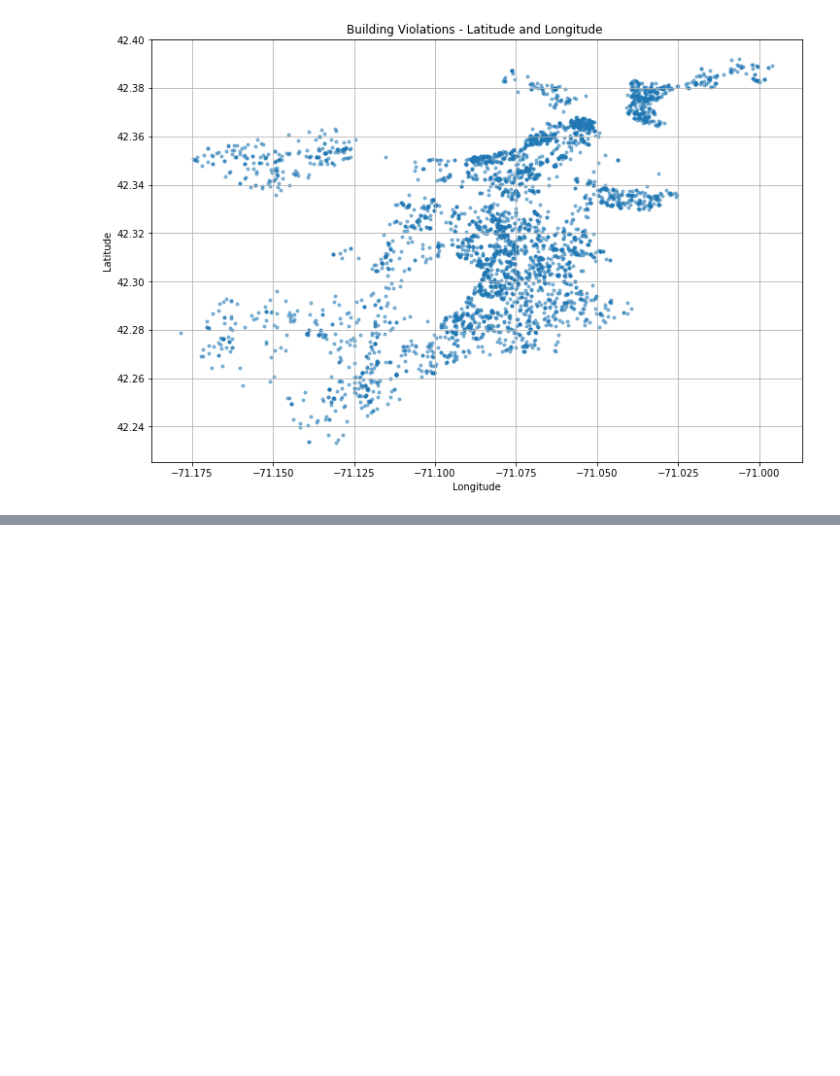
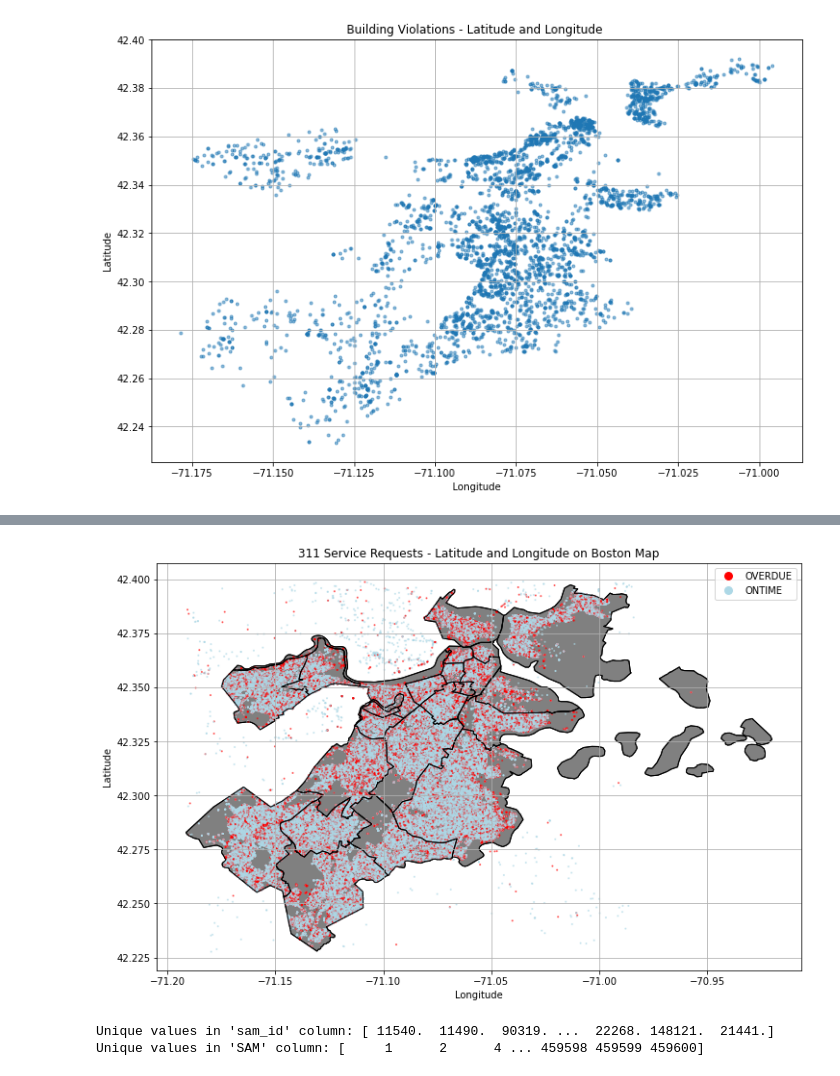
Before and after one commit to BU-Spark/ds-boston-building-violations, a Jupyter notebook: sp24-team-b/data/notebooks/EarlyInsights.ipynb, the cells around one changed output, grey strips where cells are left out. Drawn from its saved outputs; the diff is of its cells as text; code cells hidden in the pictures; blank space fills up the shorter version.

```diff
--- a/sp24-team-b/data/notebooks/EarlyInsights.ipynb
+++ b/sp24-team-b/data/notebooks/EarlyInsights.ipynb
@@ -148,0 +139,54 @@ plt.show()
+# %%
+# Start by importing the necessary packages
+import pandas as pd
+import geopandas as gpd
+from shapely.geometry import Point, Polygon
+import numpy as np
+import seaborn as sns
+import matplotlib.pyplot as plt
+
+# Read the Boston map shapefile
+boston_map = gpd.read_file('Boston_Neighbor.shp')
+
+# Read the CSV file containing latitude and longitude data
+file_path = "311_2019_to_present.csv"
+df = pd.read_csv(file_path)
+
+# Remove outliers (assuming latitude and longitude values are within a reasonable range for Boston)
+df_filtered = df[(df['latitude'] >= 42) & (df['longitude'] <= -70)]
+
+# Define colors for points based on 'on_time' column
+colors = np.where(df_filtered['on_time'] == 'OVERDUE', 'red', 'lightblue')
+
+# Convert latitude and longitude to Points
+geometry = [Point(xy) for xy in zip(df_filtered['longitude'], df_filtered['latitude'])]
+
+# Create a GeoDataFrame from the DataFrame and the geometry
+geo_df = gpd.GeoDataFrame(df_filtered, crs=boston_map.crs, geometry=geometry)
+
+# Plot the Boston map with adjusted border color
+ax = boston_map.plot(color='grey', edgecolor='black', figsize=(12, 8))
+
+# Plot the latitude and longitude points on the map
+geo_df.plot(ax=ax, marker='.', color=colors, markersize=5, alpha=0.5, legend=True)
+
+# Plot the borders of the neighborhoods with light blue color
+boston_map.plot(ax=ax, color='none', edgecolor='black')
+
+# Set plot title and axis labels
+plt.title('311 Service Requests - Latitude and Longitude on Boston Map')
+plt.xlabel('Longitude')
+plt.ylabel('Latitude')
+
+# Add legend for the color coding
+plt.legend(handles=[plt.Line2D([0], [0], marker='o', color='w', markerfacecolor='red', markersize=10, label='OVERDUE'),
+                    plt.Line2D([0], [0], marker='o', color='w', markerfacecolor='lightblue', markersize=10, label='ONTIME')],
+           loc='upper right')
+
+# Show grid
+plt.grid(True)
+
+# Show the plot
+plt.show()
+# %% [output]
+[figure, added]
@@ -148,0 +203,6 @@ plt.show()
+# %%
+print("Unique values in 'sam_id' column:", Build_Violations['sam_id'].unique())
+print("Unique values in 'SAM' column:", SAM['SAM_ADDRESS_ID'].unique())
+# %% [output]
+Unique values in 'sam_id' column: [ 11540.  11490.  90319. ...  22268. 148121.  21441.]
+Unique values in 'SAM' column: [     1      2      4 ... 459598 459599 459600]
```
Also changed, not shown: parts of 12 cells of this notebook, 2 other files.
